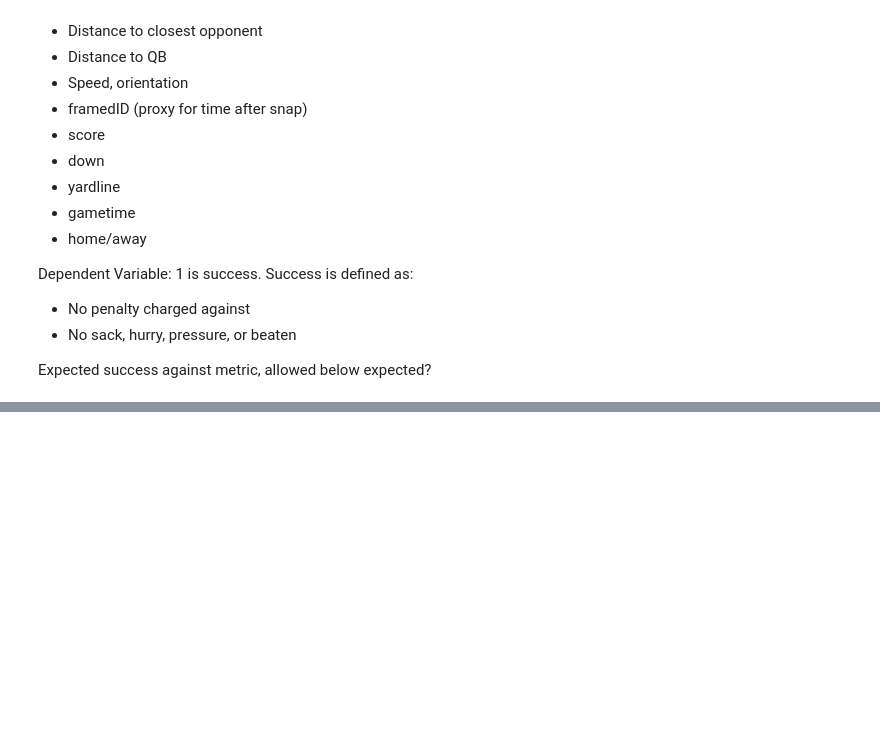
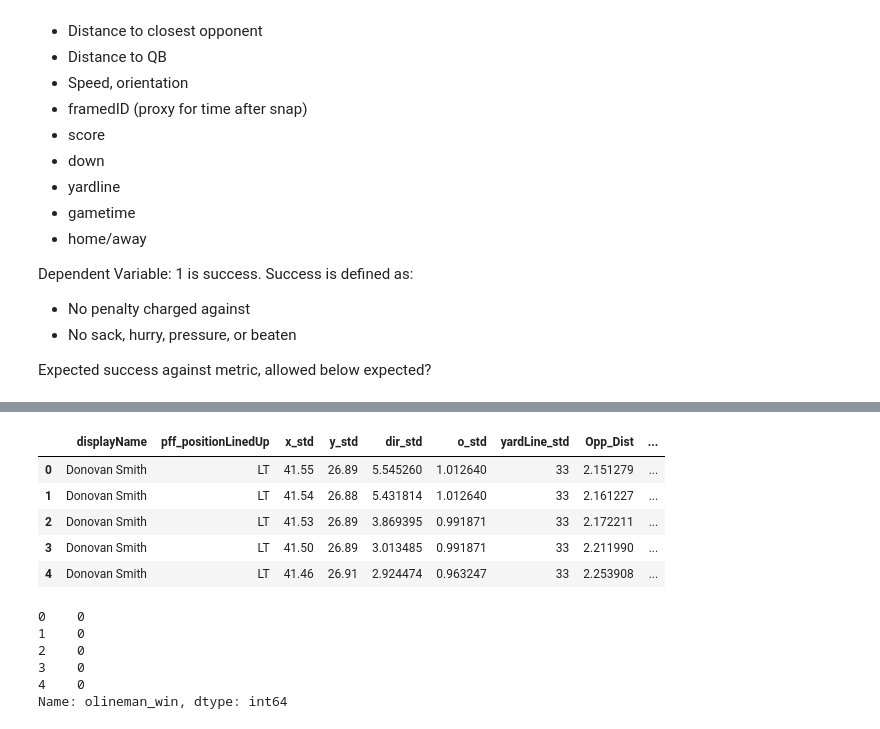
Before and after one commit to tramsay-deloitte/NFL-Data-Bowl-2023-Big-Time-Pass-Rush, a Jupyter notebook: Data_Wrangling_&_Standardization.ipynb, the cells around one changed output, grey strips where cells are left out. Cells and saved outputs as stored; diff of their text form; code cells hidden in the pictures; blank space fills up the shorter version.

```diff
--- a/Data_Wrangling_&_Standardization.ipynb
+++ b/Data_Wrangling_&_Standardization.ipynb
@@ -441,12 +393,0 @@ array(['QB', 'TE-L', 'LWR', 'HB-R', 'C', 'RWR', 'LEO', 'LT', 'ROLB', 'LG',
-# %%
-# give 1 for an oline win
-train['olineman_win'] = train.apply(lambda x: 1 if x.pff_beatenByDefender == 0 and x.pff_hitAllowed == 0 and x.pff_hurryAllowed ==0 and x.pff_sackAllowed ==0 else 0, axis = 1)
-# %%
-# isolate offensive linemen
-lt = train.loc[lambda train: train['pff_positionLinedUp'] == 'LT']
-lg = train.loc[lambda train: train['pff_positionLinedUp'] == 'LG']
-c = train.loc[lambda train: train['pff_positionLinedUp'] == 'C']
-rg = train.loc[lambda train: train['pff_positionLinedUp'] == 'RG']
-rt = train.loc[lambda train: train['pff_positionLinedUp'] == 'RT']
-oline = pd.concat([lt, lg, c, rg, rt], ignore_index = True)
-oline.head()
@@ -488,0 +460,2 @@ for i in tqdm(range(len(train))):
+# %%
+X, y = data_prep()
@@ -488,0 +469,18 @@ for i in tqdm(range(len(train))):
+# %%
+X.head()
+# %% [output]
+|  | displayName | pff_positionLinedUp | x_std | y_std | dir_std | o_std | yardLine_std | Opp_Dist | ... |
+| 0 | Donovan Smith | LT | 41.55 | 26.89 | 5.545260 | 1.012640 | 33 | 2.151279 | ... |
+| 1 | Donovan Smith | LT | 41.54 | 26.88 | 5.431814 | 1.012640 | 33 | 2.161227 | ... |
+| 2 | Donovan Smith | LT | 41.53 | 26.89 | 3.869395 | 0.991871 | 33 | 2.172211 | ... |
+| 3 | Donovan Smith | LT | 41.50 | 26.89 | 3.013485 | 0.991871 | 33 | 2.211990 | ... |
+| 4 | Donovan Smith | LT | 41.46 | 26.91 | 2.924474 | 0.963247 | 33 | 2.253908 | ... |
+# %%
+y.head()
+# %% [output]
+0    0
+1    0
+2    0
+3    0
+4    0
+Name: olineman_win, dtype: int64
```
Also changed, not shown: parts of 7 cells of this notebook.
